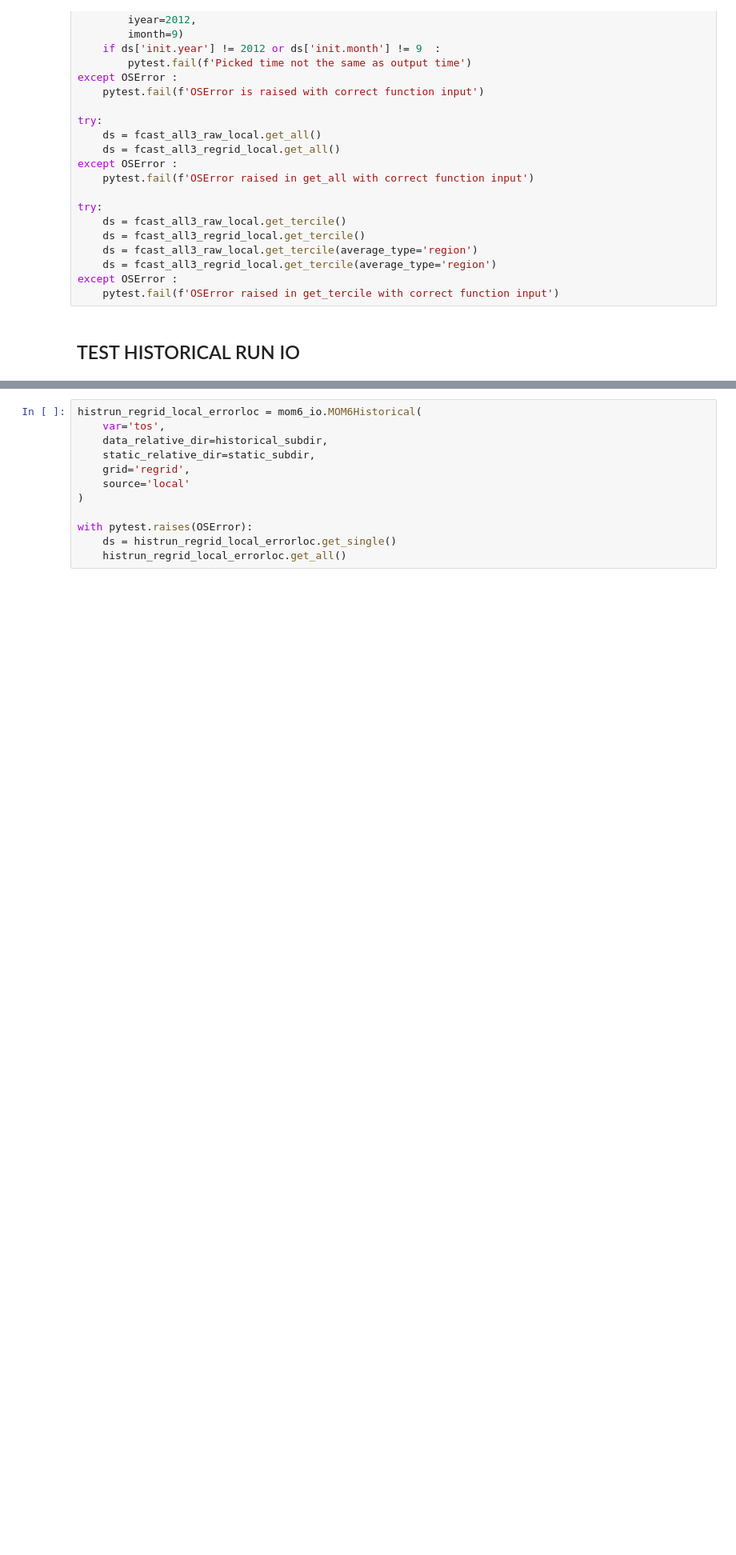
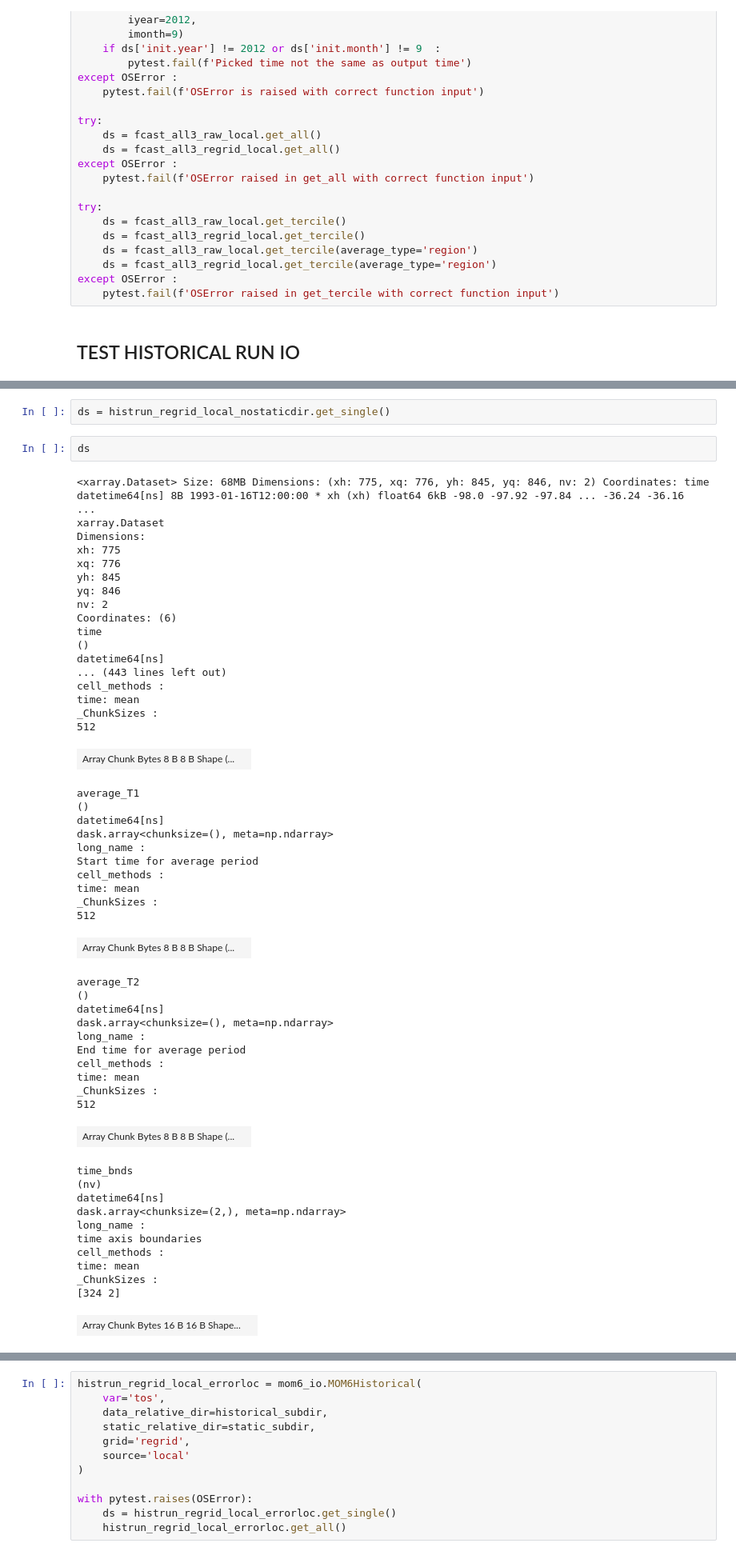
Before and after one commit to NOAA-CEFI-Portal/regional_mom6, a Jupyter notebook: mom6/notebook/test_module.ipynb, the cells around one changed output, grey strips where cells are left out. Shown at 80% size. Saved outputs shown, nothing was run; the diff lists cells and outputs as text; blank space fills up the shorter version.

```diff
--- a/mom6/notebook/test_module.ipynb
+++ b/mom6/notebook/test_module.ipynb
@@ -213,0 +220,56 @@ except OSError :
+# %%
+ds = histrun_regrid_local_nostaticdir.get_single()
+# %%
+ds
+# %% [output]
+<xarray.Dataset> Size: 68MB Dimensions: (xh: 775, xq: 776, yh: 845, yq: 846, nv: 2) Coordinates: time datetime64[ns] 8B 1993-01-16T12:00:00 * xh (xh) float64 6kB -98.0 -97.92 -97.84 ... -36.24 -36.16  ...
+xarray.Dataset
+Dimensions:
+xh: 775
+xq: 776
+yh: 845
+yq: 846
+nv: 2
+Coordinates: (6)
+time
+()
+datetime64[ns]
+... (443 lines left out)
+cell_methods :
+time: mean
+_ChunkSizes :
+512
+| Array Chunk Bytes 8 B 8 B Shape (... |  |
+average_T1
+()
+datetime64[ns]
+dask.array<chunksize=(), meta=np.ndarray>
+long_name :
+Start time for average period
+cell_methods :
+time: mean
+_ChunkSizes :
+512
+| Array Chunk Bytes 8 B 8 B Shape (... |  |
+average_T2
+()
+datetime64[ns]
+dask.array<chunksize=(), meta=np.ndarray>
+long_name :
+End time for average period
+cell_methods :
+time: mean
+_ChunkSizes :
+512
+| Array Chunk Bytes 8 B 8 B Shape (... |  |
+time_bnds
+(nv)
+datetime64[ns]
+dask.array<chunksize=(2,), meta=np.ndarray>
+long_name :
+time axis boundaries
+cell_methods :
+time: mean
+_ChunkSizes :
+[324 2]
+| Array Chunk Bytes 16 B 16 B Shape... |  |
```
Also changed, not shown: parts of 5 cells of this notebook, 2 other files.
